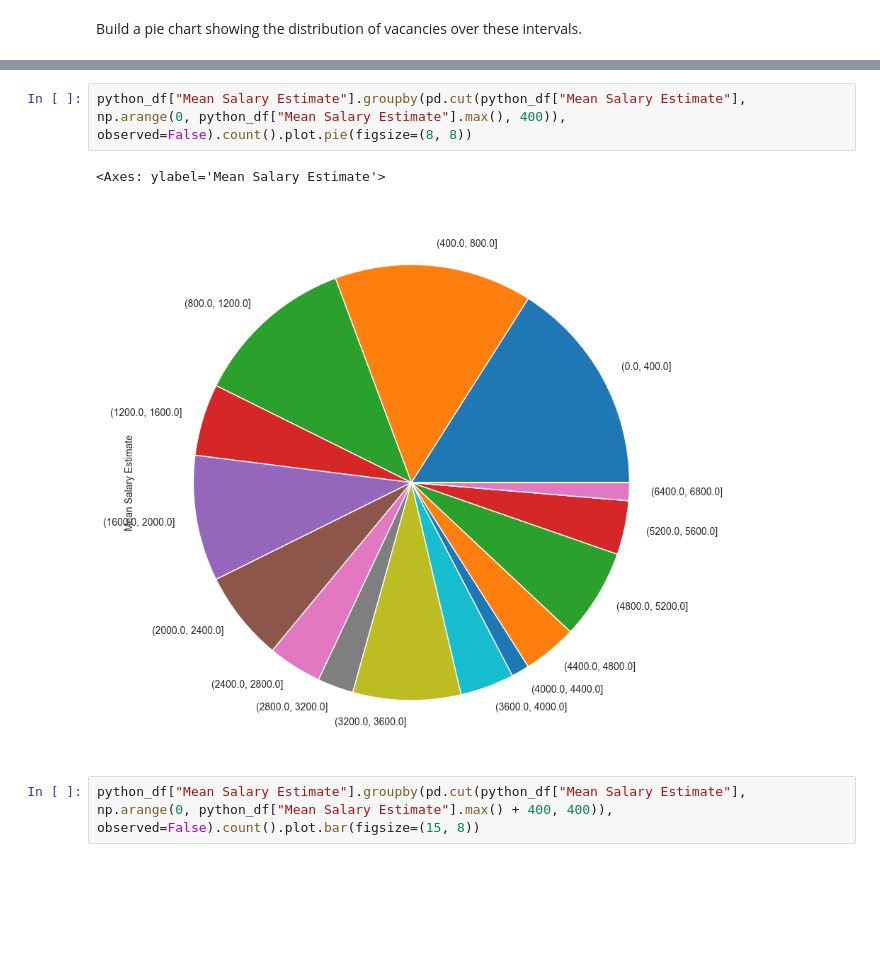
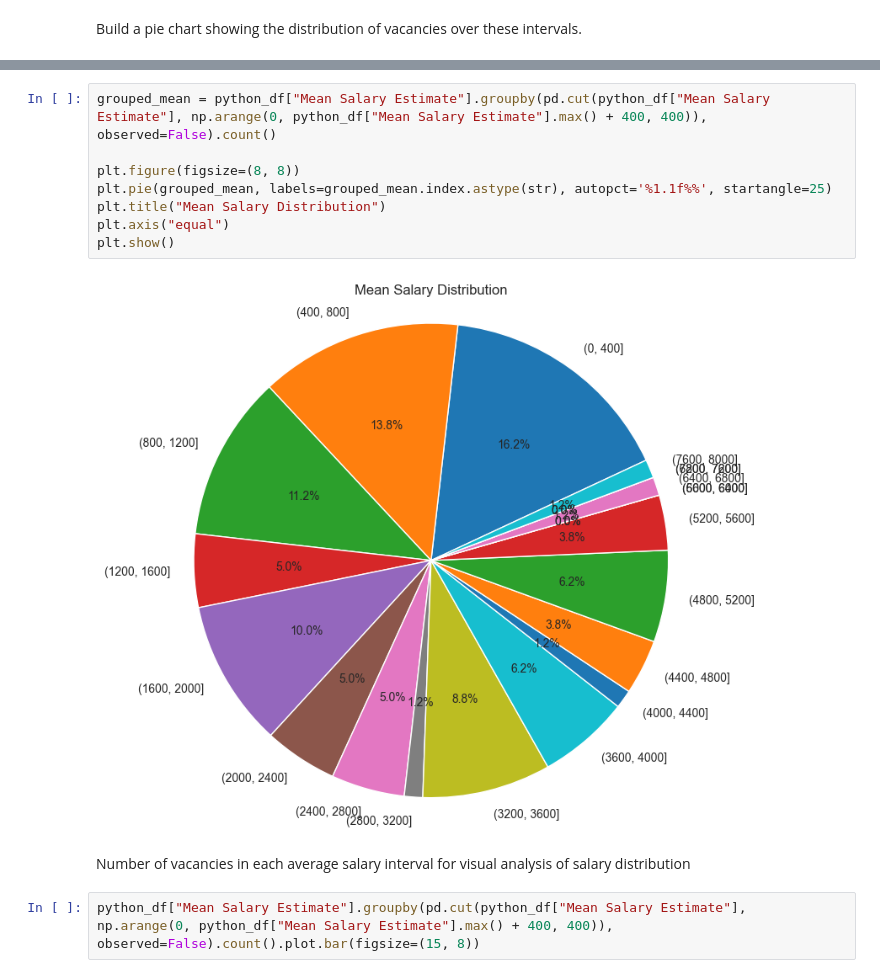
Before and after one commit to romkapomka12/python-technologies-statistics, a Jupyter notebook: analysis/etl.ipynb, the cells around one changed output, grey strips where cells are left out. Cells and saved outputs as stored; diff of their text form; blank space fills up the shorter version.

```diff
--- a/analysis/etl.ipynb
+++ b/analysis/etl.ipynb
@@ -258,8 +267,15 @@ python_df["Top Salary Estimate"].groupby(pd.cut(python_df["Top Salary Estimate"]
 # %%
-python_df["Mean Salary Estimate"].groupby(pd.cut(python_df["Mean Salary Estimate"], np.arange(0, python_df["Mean Salary Estimate"].max(), 400)), observed=False).count().plot.pie(figsize=(8, 8))
+grouped_mean = python_df["Mean Salary Estimate"].groupby(pd.cut(python_df["Mean Salary Estimate"], np.arange(0, python_df["Mean Salary Estimate"].max() + 400, 400)), observed=False).count()
+
+plt.figure(figsize=(8, 8))
+plt.pie(grouped_mean, labels=grouped_mean.index.astype(str), autopct='%1.1f%%', startangle=25)
+plt.title("Mean Salary Distribution")
+plt.axis("equal")
+plt.show()
 # %% [output]
-<Axes: ylabel='Mean Salary Estimate'>
-[figure, old version]
+[figure, new version]
+# %% [markdown]
+Number of vacancies in each average salary interval for visual analysis of salary distribution
 # %%
 python_df["Mean Salary Estimate"].groupby(pd.cut(python_df["Mean Salary Estimate"], np.arange(0, python_df["Mean Salary Estimate"].max() + 400, 400)), observed=False).count().plot.bar(figsize=(15, 8))
 # %% [output]
```
Also changed, not shown: parts of 32 cells of this notebook, 1 other file.
